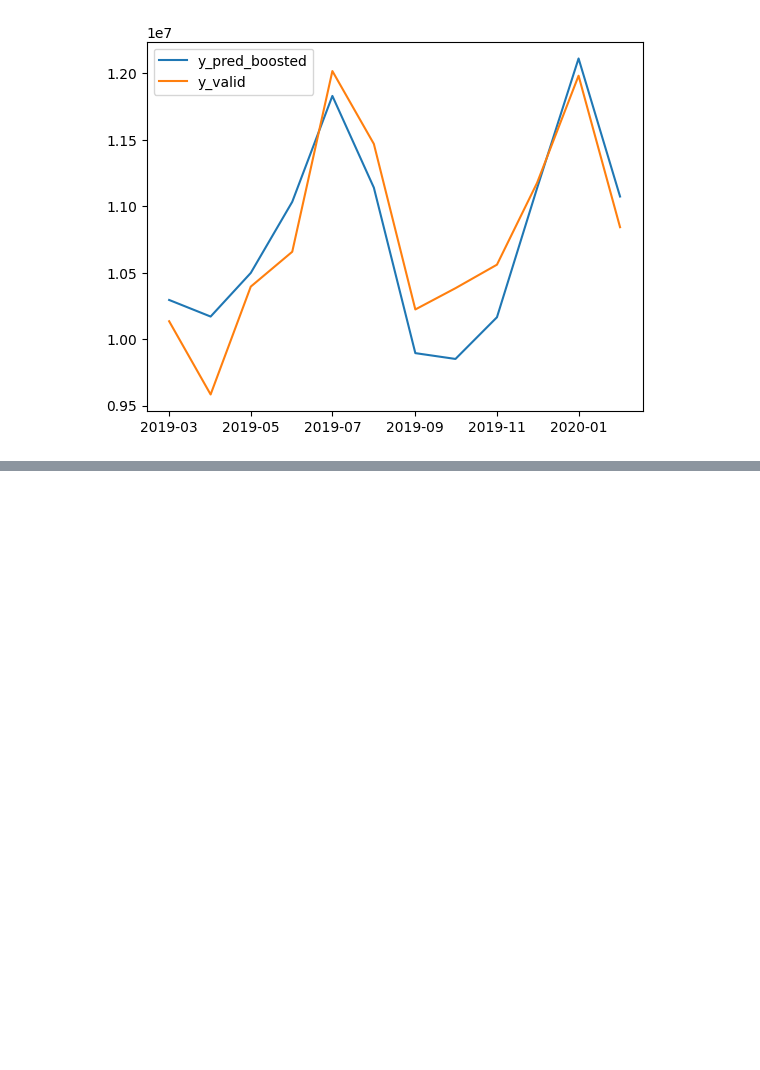
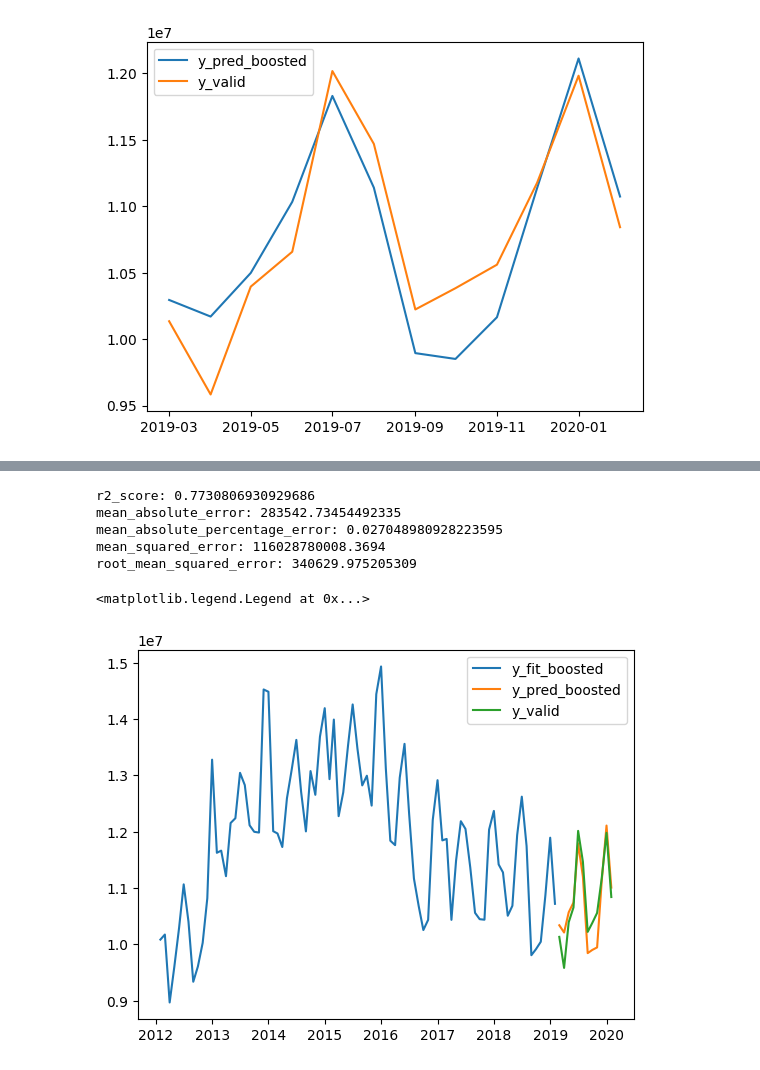
Before and after one commit to tomashbk/electric_energy_demand_argentina, a Jupyter notebook: machine_learning.ipynb, the cells around one changed output, grey strips where cells are left out. Cells and saved outputs as stored; diff of their text form; code cells hidden in the pictures; blank space fills up the shorter version.

```diff
--- a/machine_learning.ipynb
+++ b/machine_learning.ipynb
@@ -627,0 +717,5 @@ plt.legend()
+# %%
+tscv = TimeSeriesSplit(test_size=6, n_splits=2)
+for train_index, test_index in tscv.split(X_train):
+    print(f'train_index: {train_index}')
+    print(f'test_index: {test_index}')
@@ -627,0 +733,14 @@ plt.legend()
+# %%
+xgb_opt = RandomizedSearchCV(
+    XGBRegressor(),
+    {
+        'learning_rate': np.arange(0.1,1.01, 0.01),
+        'max_depth': np.arange(1,51),
+        'n_estimators' : np.arange(10,1001),
+    },
+    n_iter=50,
+    cv=tscv,
+    n_jobs=-1
+)
+# %%
+xgb_opt.fit(X_train, y_resid)
@@ -627,0 +783,26 @@ plt.legend()
+# %%
+model_xgboost = xgb_opt.best_estimator_
+model_xgboost.fit(X_train2, y_resid)
+
+y_fit_boosted = model_xgboost.predict(X_train2) + y_fit
+y_pred_boosted = model_xgboost.predict(X_valid2) + y_pred
+# series_forecast_xgboost = pd.DataFrame(forecast_xgboost, index=y_valid.index, columns=['demand_MWh'])
+# %%
+print(f'r2_score: {r2_score(y_valid, y_pred_boosted)}')
+print(f'mean_absolute_error: {mean_absolute_error(y_valid, y_pred_boosted)}')
+print(f'mean_absolute_percentage_error: {mean_absolute_percentage_error(y_valid, y_pred_boosted)}')
+print(f'mean_squared_error: {mean_squared_error(y_valid, y_pred_boosted)}')
+print(f'root_mean_squared_error: {np.sqrt(mean_squared_error(y_valid, y_pred_boosted))}')
+plt.plot(y_fit_boosted, label='y_fit_boosted')
+plt.plot(y_pred_boosted, label='y_pred_boosted')
+# plt.plot(y_train, label='y_train')
+plt.plot(y_valid, label='y_valid')
+plt.legend()
+# %% [output]
+r2_score: 0.7730806930929686
+mean_absolute_error: 283542.73454492335
+mean_absolute_percentage_error: 0.027048980928223595
+mean_squared_error: 116028780008.3694
+root_mean_squared_error: 340629.975205309
+<matplotlib.legend.Legend at 0x...>
+[figure, added]
```
Also changed, not shown: parts of 23 cells of this notebook, 3 other files.
